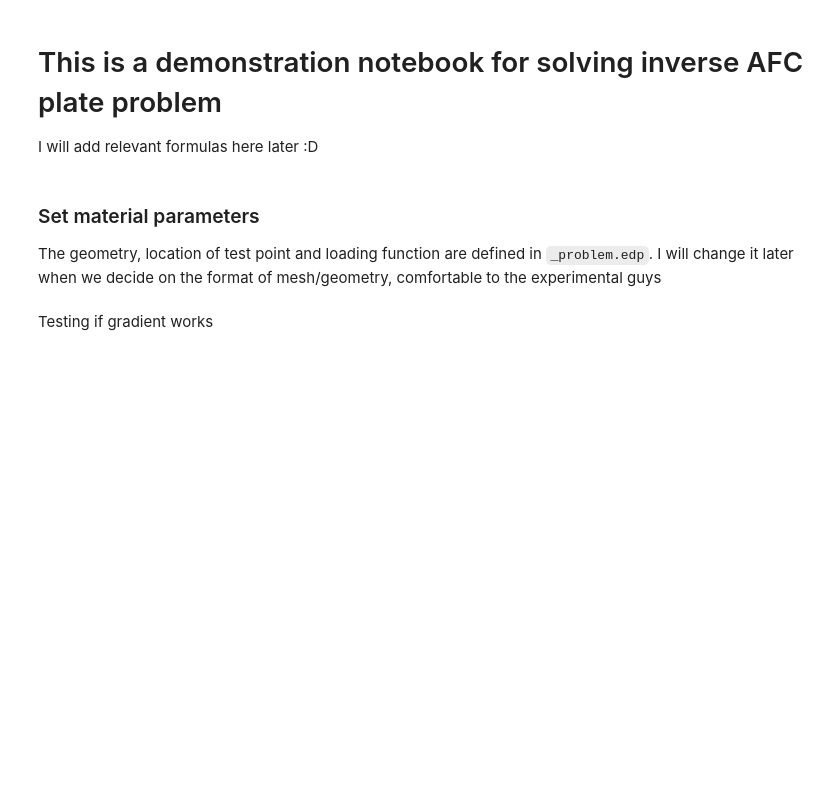
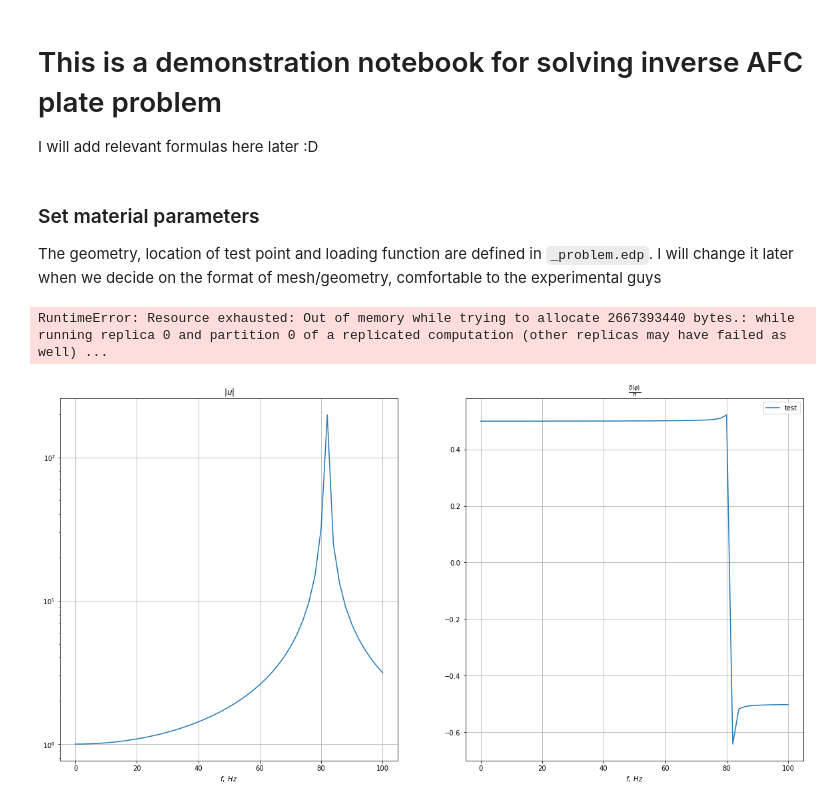
Before and after one commit to Sageblatt/plate_inverse_problem, a Jupyter notebook: examples/Demo.ipynb, the cells around one changed output. Drawn from its saved outputs; the diff is of its cells as text; code cells hidden in the pictures; blank space fills up the shorter version.

```diff
--- a/examples/Demo.ipynb
+++ b/examples/Demo.ipynb
@@ -20,14 +17,18 @@ import matplotlib.pyplot as plt
 
 The geometry, location of test point and loading function are defined in `_problem.edp`. I will change it later when we decide on the format of mesh/geometry, comfortable to the experimental guys
 # %%
-# Aluminum triangle from tuan2015chladni
-rho = 2670. # [kg/m^3]
-E = 69*1e9 # [Pa]
-nu = 0.32 # [1]
+# Steel plate for Keldysh guyz
+rho = 7920. # [kg/m^3]
+E = 198*1e9 # [Pa]
+G = 77*1e9
+nu = E/(2.*G) - 1.# [1]
 h = 1e-3 # [m]
 D = E*h**3/(12.*(1. - nu**2))
 # this value i don't know
-beta = .01 # loss factor, [1]
+beta = .003 # loss factor, [1]
 
-p = Problem("_problem.edp", h, rho)
+accelerometer_params = {'radius': 4e-3, 'mass': 0.}
+
+p = Problem("_strip.edp", h, rho, accelerometer_params)
 get_afc = p.getAFCFunction(isotropic_to_full)
+params = jnp.array([D, nu, beta])
@@ -61,2 +34,0 @@ axs[1].grid(True)
-# %% [markdown]
-Testing if gradient works
@@ -74,0 +35,11 @@ loss_and_grad(other_params)
+# %%
+freqs = jnp.linspace(0, 100, 51, endpoint=True)
+afc = get_afc(freqs, params)
+fig, axs = plot_afc(freqs, afc, label='test')
+perturbed_params = params*jnp.array([0.9, 1.1, 1.1])
+loss_function = p.getMSELossFunction(isotropic_to_full, freqs, afc)
+loss_and_grad = jax.value_and_grad(loss_function)
+loss_and_grad(perturbed_params)
+# %% [output]
+RuntimeError: Resource exhausted: Out of memory while trying to allocate 2667393440 bytes.: while running replica 0 and partition 0 of a replicated computation (other replicas may have failed as well) ...
+[figure, added]
```
Also changed, not shown: parts of 24 cells of this notebook, 6 other files.
